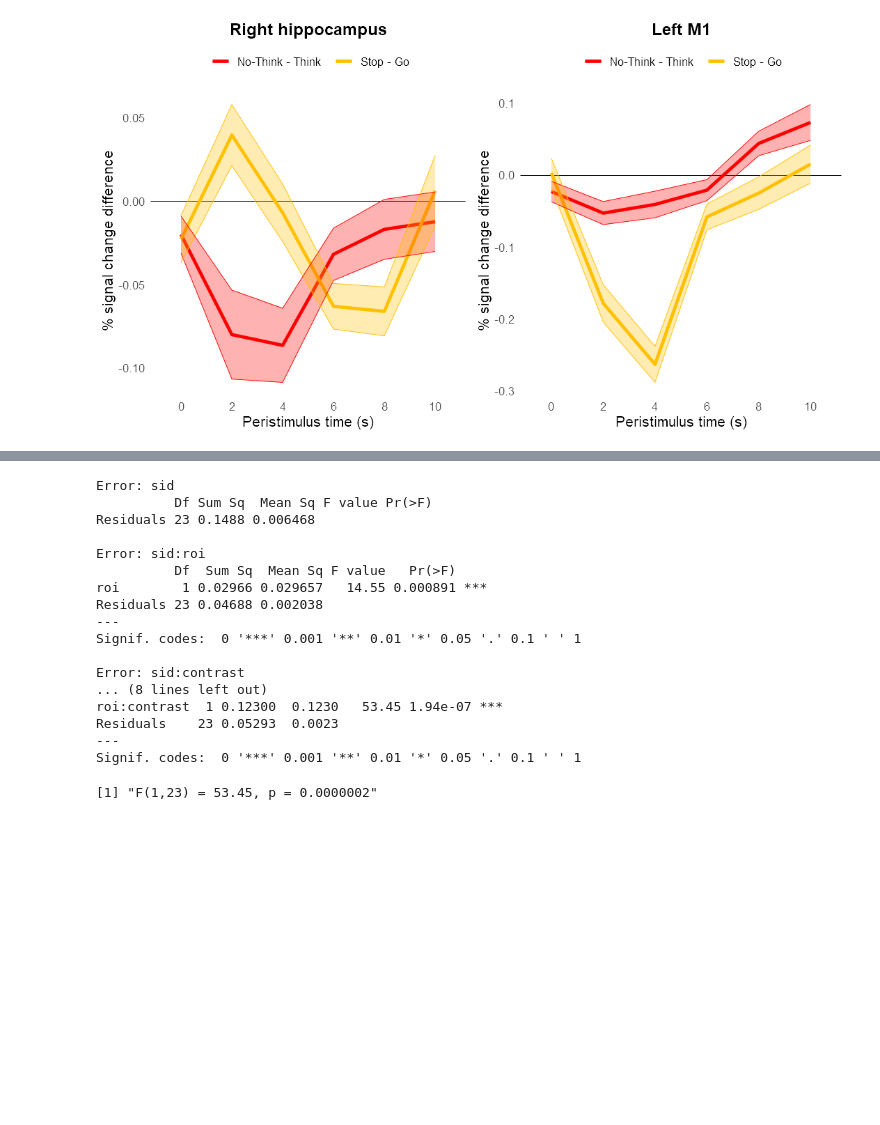
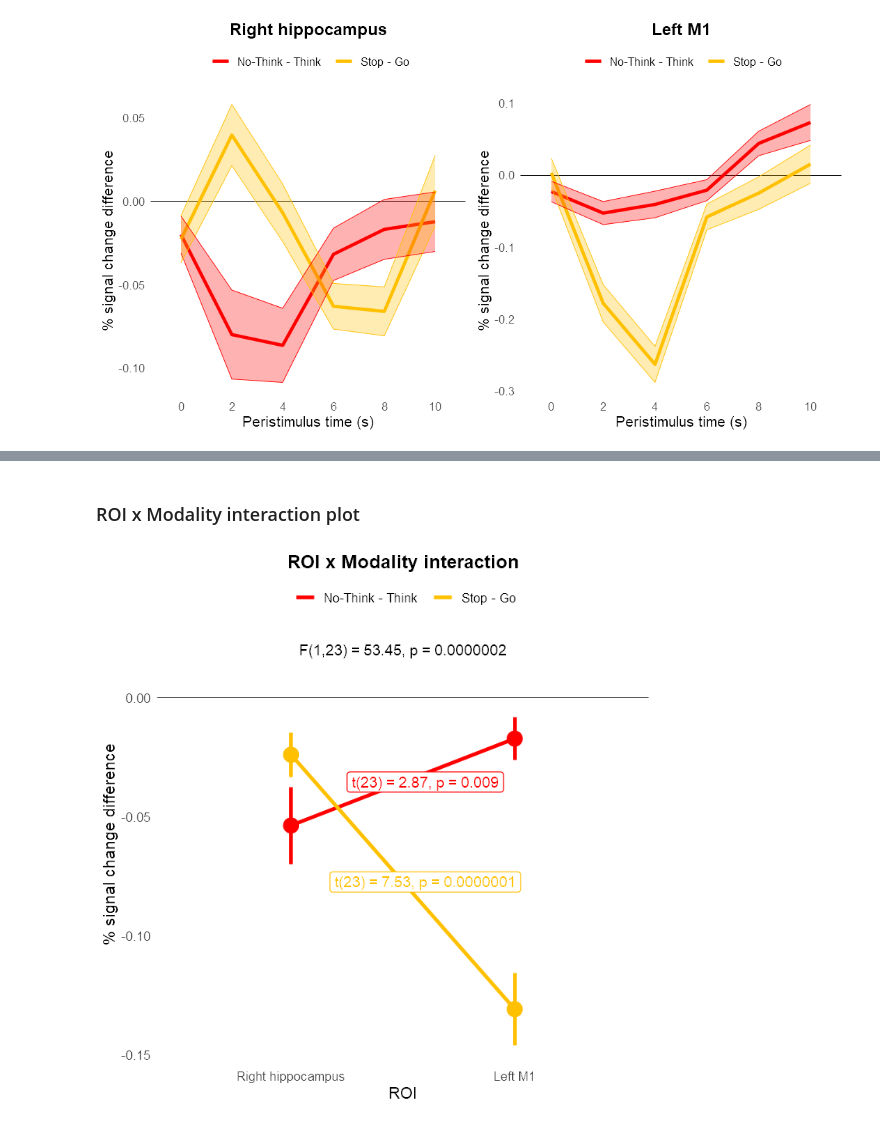
Before and after one commit to dcdace/Domain-general, a Jupyter notebook: Supramodal_Behavioural_03.ipynb, the cells around one changed output, grey strips where cells are left out. Saved outputs shown, nothing was run; the diff lists cells and outputs as text; code cells hidden in the pictures; blank space fills up the shorter version.

```diff
--- a/Supramodal_Behavioural_03.ipynb
+++ b/Supramodal_Behavioural_03.ipynb
@@ -1003,0 +1044,12 @@ grid.arrange(plotFirs(dataLong.rHC, "Right hippocampus"), plotFirs(dataLong.lM1,
+# %%
+# paired t-test of HC vs M1 for NTT
+# paired t-test of Hc vs M1 for NTT
+data.ntt.rHC <- subset(data, roi == 'rHC' & modality == 'ntt')
+data.ntt.lM1  <- subset(data, roi == 'lM1' & modality == 'ntt')
+res.ntt <- t.test(data.ntt.rHC$PSC, data.ntt.lM1$PSC, alternative = c("two.sided"), paired = TRUE)
+res.txt.ntt <- sprintf('t(%d) = %.2f, p = %.3f',
+                       res.ntt[["parameter"]][["df"]],
+                       abs(res.ntt[["statistic"]][["t"]]),
+                       res.ntt[["p.value"]])
+res.ntt
+res.txt.ntt
@@ -1003,0 +1070,11 @@ grid.arrange(plotFirs(dataLong.rHC, "Right hippocampus"), plotFirs(dataLong.lM1,
+# %%
+# paired t-test of HC vs M1 for SG
+data.sg.rHC <- subset(data, roi == 'rHC' & modality == 'sg')
+data.sg.lM1  <- subset(data, roi == 'lM1' & modality == 'sg')
+res.sg <- t.test(data.sg.rHC$PSC, data.sg.lM1$PSC, alternative = c("two.sided"), paired = TRUE)
+res.txt.sg <- sprintf('t(%d) = %.2f, p = %.7f',
+                       res.sg[["parameter"]][["df"]],
+                       abs(res.sg[["statistic"]][["t"]]),
+                       res.sg[["p.value"]])
+res.sg
+res.txt.sg
@@ -1004,52 +1093,29 @@ grid.arrange(plotFirs(dataLong.rHC, "Right hippocampus"), plotFirs(dataLong.lM1,
+# %% [markdown]
+### ROI x Modality interaction plot
 # %%
-# ----------------------------------------------------------------------
-# ROI x MODALITY INTERACTION
-# ----------------------------------------------------------------------
-# Average PSC within a timespan of 2-8s, as in Levy&Anderson, 2012
-data$PSC <- rowMeans(data[,5:8])
-
+options(repr.plot.width = 6, repr.plot.height = 6) # change plot size
 # plot the interaction
-ip <- ggplot(data = data, aes(x = roi, color = contrast, group = contrast, y = PSC)) +
+ip <- ggplot(data = data, aes(x = roi, color = modality, group = modality, y = PSC)) +
   geom_hline(aes(yintercept = 0), size = 0.2) +
   stat_summary(fun.y = mean, geom = "line", size = 1) +
   stat_summary(fun.data = mean_se, geom = "pointrange",
-               aes(color = contrast, fill = contrast), size = 1, show.legend = FALSE) +
+               aes(color = modality, fill = modality), size = 1, show.legend = FALSE) +
   scale_color_manual(labels = c("No-Think - Think", "Stop - Go"), values = c('red', '#ffc000')) +
   scale_fill_manual(values = c('red', '#ffc000')) +
   guides(color=guide_legend("")) +
   scale_x_discrete(limits=c("rHC", "lM1"), labels=c("Right hippocampus", "Left M1")) +
   labs(x = "ROI", y = "% signal change difference") +
   ggtitle("ROI x Modality interaction") +
   theme_minimal() +
   theme(text = element_text(size = 12),
         plot.title = element_text(hjust = 0.5, size = 14, face="bold"),
         panel.grid.major = element_blank(), panel.grid.minor = element_blank(), legend.position="top")
+
+ip +
+  annotate("text", x = 1.5, y = mean(data$PSC) + sd(data$PSC), label = res.txt.anova) +
+  annotate("label", x = 1.6, y = mean(c(mean(data.ntt.rHC$PSC), mean(data.ntt.lM1$PSC))),
+           label = res.txt.ntt, color = "red") +
+  annotate("label", x = 1.6, y = mean(c(mean(data.sg.rHC$PSC), mean(data.sg.lM1$PSC))),
+           label = res.txt.sg, color = "#ffc000")
+# %% [output]
+[figure, added]
-# %%
-# statistics
-summary.anova <- summary(res.anova <- aov(PSC ~ roi*contrast + Error(sid/(roi*contrast)), data = data))
-res.txt.anova <- sprintf('F(%d,%d) = %.2f, p = %.7f',
-                         summary.anova[["Error: sid:roi:contrast"]][[1]][["Df"]][1],
-                         summary.anova[["Error: sid:roi:contrast"]][[1]][["Df"]][2],
-                         summary.anova[["Error: sid:roi:contrast"]][[1]][["F value"]][1],
-                         summary.anova[["Error: sid:roi:contrast"]][[1]][["Pr(>F)"]][1])
-summary.anova
-res.txt.anova
-# %% [output]
-Error: sid
-          Df Sum Sq  Mean Sq F value Pr(>F)
-Residuals 23 0.1488 0.006468
-
-Error: sid:roi
-          Df  Sum Sq  Mean Sq F value   Pr(>F)
-roi        1 0.02966 0.029657   14.55 0.000891 ***
-Residuals 23 0.04688 0.002038
----
-Signif. codes:  0 '***' 0.001 '**' 0.01 '*' 0.05 '.' 0.1 ' ' 1
-
-Error: sid:contrast
-... (8 lines left out)
-roi:contrast  1 0.12300  0.1230   53.45 1.94e-07 ***
-Residuals    23 0.05293  0.0023
----
-Signif. codes:  0 '***' 0.001 '**' 0.01 '*' 0.05 '.' 0.1 ' ' 1
-[1] "F(1,23) = 53.45, p = 0.0000002"
```
Also changed, not shown: parts of 21 cells of this notebook.
